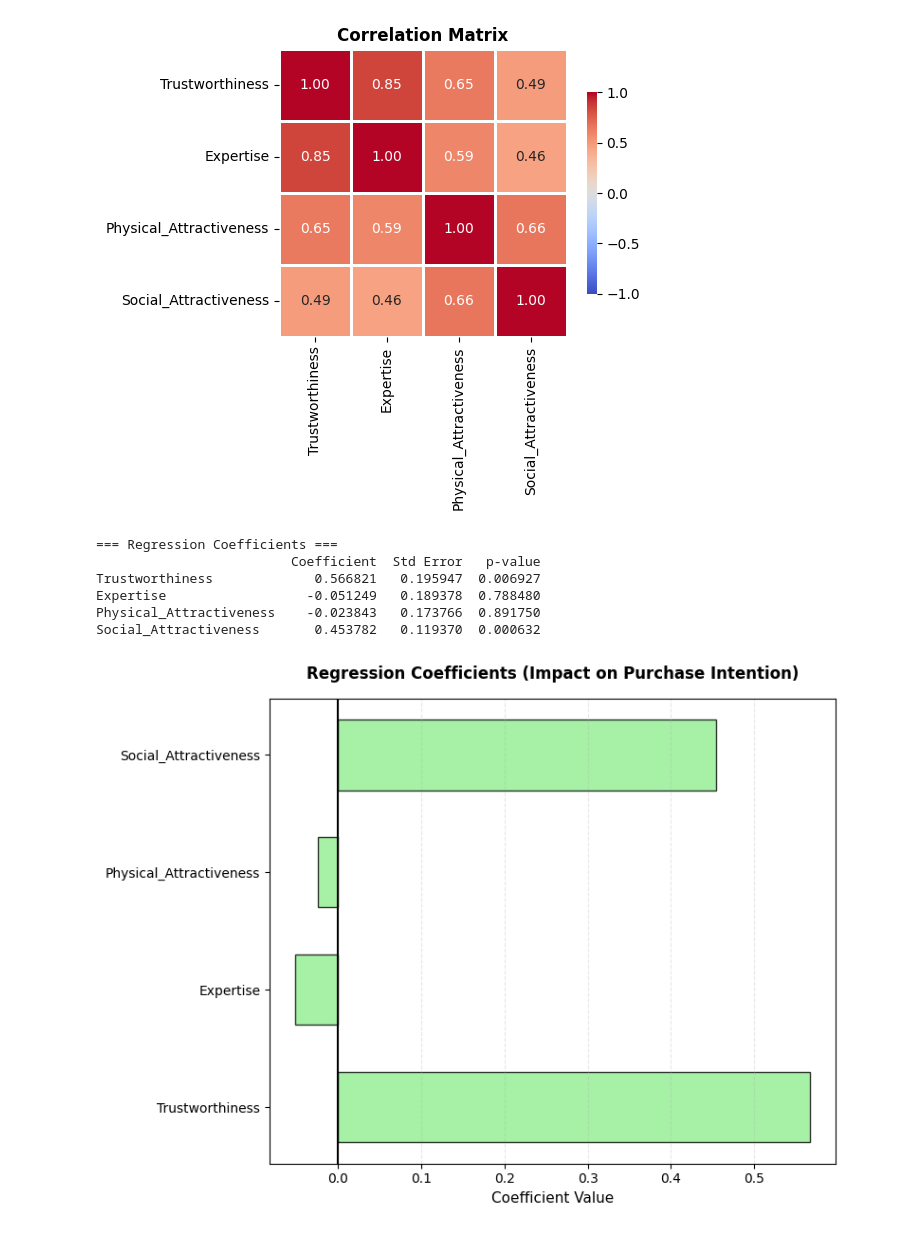
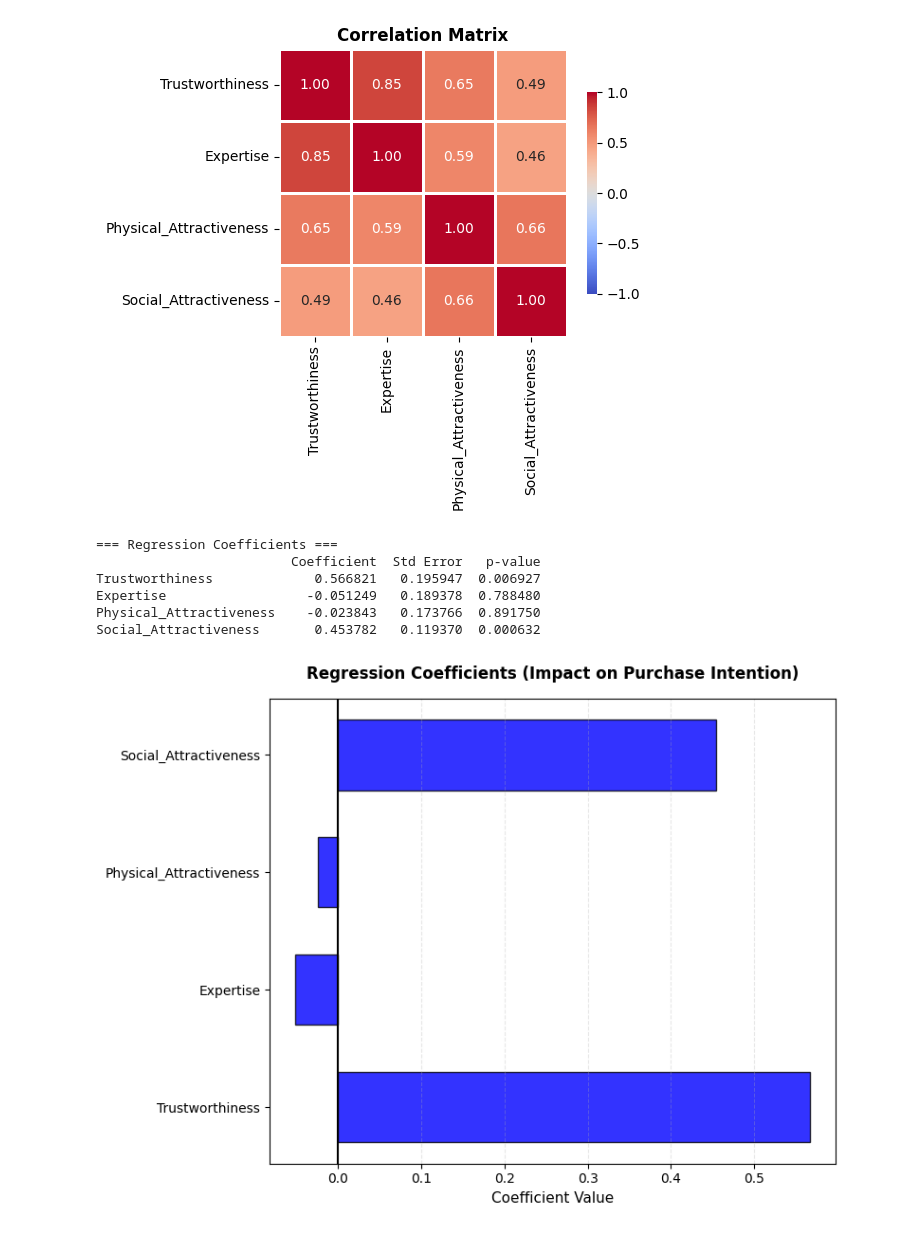
Before and after one commit to PriyanshuYadav08/test-practice-others, a Jupyter notebook: Python/GE CBMR Practical/layperson/layperson.ipynb, the cells around one changed output. Cells and saved outputs as stored; diff of their text form; code cells hidden in the pictures.

```diff
--- a/Python/GE CBMR Practical/layperson/layperson.ipynb
+++ b/Python/GE CBMR Practical/layperson/layperson.ipynb
@@ -6,48 +6,30 @@ import matplotlib.pyplot as plt
 import seaborn as sns
 import numpy as np
 
-# 1️⃣ Load CSV safely
 file_path = "layperson.csv"
 df = pd.read_csv(file_path, quotechar='"', skipinitialspace=True, engine='python')
 
-# 2️⃣ Print column names to debug
 print("=== Available Columns ===")
 for i, col in enumerate(df.columns):
     print(f"{i}: {col}")
 
-# 3️⃣ Select only the Likert scale columns (skip Timestamp, Consent, Age)
-# The Likert questions start from column 3 onwards
-likert_start = 3  # First Likert question column index
+likert_start = 3
 likert_cols = df.columns[likert_start:]
 
-# Convert to numeric, handling any non-numeric values
 for col in likert_cols:
     df[col] = pd.to_numeric(df[col], errors='coerce')
 
-# 4️⃣ Define question ranges based on actual column positions
-# Based on the Google Sheets structure:
-# Columns: Timestamp (0), Consent (1), Age (2), then Likert questions start
-# Trustworthiness: First 3 Likert questions (columns 3-5)
-# Expertise: Next 3 questions (columns 6-8)
-# Physical Attractiveness: Next 3 questions (columns 9-11)
-# Social Attractiveness: Next 3 questions (columns 12-14)
-# Brand/Product Attributes: Next 3 questions (columns 15-17)
-# Purchase Intention: Next 3 questions (columns 18-20)
-# Manipulation Checks: Last 4 questions (columns 21-24)
-
-# First, let's identify the exact column names
 print("\n=== First 30 Column Names ===")
 for idx, col in enumerate(df.columns[:30]):
     print(f"Column {idx}: {col}")
 
-# Define columns by their actual position
-trust_cols = df.columns[3:6]   # Questions about reliability, honesty, trustworthy
-expert_cols = df.columns[6:9]   # Questions about expert, advice, knowledge
-phys_cols = df.columns[9:12]    # Questions about attractive, elegant, professional
-soc_cols = df.columns[12:15]    # Questions about common things, familiar, reliable/close
-brand_cols = df.columns[15:18]  # Questions about brand interesting, quality, appealing
-purchase_cols = df.columns[18:21]  # Questions about buying, trying, purchasing
-manip_cols = df.columns[21:25]  # Manipulation check questions
+trust_cols = df.columns[3:6]
+expert_cols = df.columns[6:9]
+phys_cols = df.columns[9:12]
+soc_cols = df.columns[12:15]
+brand_cols = df.columns[15:18]
+purchase_cols = df.columns[18:21]
+manip_cols = df.columns[21:25]
 
 print("\n=== Trustworthiness Columns ===")
 print(list(trust_cols))
@@ -58,7 +40,6 @@ print(list(phys_cols))
 print("\n=== Social Attractiveness Columns ===")
 print(list(soc_cols))
 
-# 5️⃣ Compute construct means
 df['Trustworthiness'] = df[trust_cols].mean(axis=1)
 df['Expertise'] = df[expert_cols].mean(axis=1)
 df['Physical_Attractiveness'] = df[phys_cols].mean(axis=1)
@@ -66,9 +47,7 @@ df['Social_Attractiveness'] = df[soc_cols].mean(axis=1)
 df['Brand_Attributes'] = df[brand_cols].mean(axis=1)
 df['Purchase_Intention'] = df[purchase_cols].mean(axis=1)
 
-# 6️⃣ Compute mean, CI, and p-value (95% confidence)
 def construct_stats(series):
-    # Remove NaN values
     series_clean = series.dropna()
     if len(series_clean) == 0:
         return np.nan, (np.nan, np.nan), np.nan
@@ -79,52 +58,41 @@ def construct_stats(series):
     t_stat, p_val = stats.ttest_1samp(series_clean, popmean=3)
     return mean, ci, p_val
 
-# Focus on the 4 credibility dimensions only
-credibility_constructs = ['Trustworthiness', 'Expertise', 'Physical_Attractiveness',
-                          'Social_Attractiveness']
+credibility_constructs = ['Trustworthiness', 'Expertise', 'Physical_Attractiveness', 'Social_Attractiveness']
 all_constructs = credibility_constructs + ['Brand_Attributes', 'Purchase_Intention']
 
-# Calculate all constructs but only display credibility dimensions
 for c in all_constructs:
     if c not in df.columns:
         continue
 
 results = {c: construct_stats(df[c]) for c in credibility_constructs}
 
-# 7️⃣ Display and check significance (p < 0.05) - Only credibility dimensions
 print("\n=== Construct Statistics (95% Confidence) ===")
 for c, (mean, ci, p) in results.items():
     significance = "✅ Relevant (p < 0.05)" if p < 0.05 else "❌ Not Relevant (p ≥ 0.05)"
     print(f"{c:30s} | Mean = {mean:.2f} | 95% CI = ({ci[0]:.2f}, {ci[1]:.2f}) | p = {p:.4f} | {significance}")
 
-# 8️⃣ Descriptive statistics - Only credibility dimensions
 print("\n=== Descriptive Statistics ===")
 desc_stats = df[credibility_constructs].describe()
 print(desc_stats)
 
-# 9️⃣ Correlation matrix - Only credibility dimensions (small display)
 corr = df[credibility_constructs].corr()
 print("\n=== Correlation Matrix ===")
 print(corr.round(2))
 
-# 🔟 Regression: impact on purchase intention
-# Using the 4 source credibility dimensions to predict Purchase Intention
 predictor_constructs = credibility_constructs
 y = df['Purchase_Intention'].dropna()
 X = df.loc[y.index, predictor_constructs]
 
-# Remove any rows with NaN in predictors
 valid_idx = X.notna().all(axis=1)
 X = X[valid_idx]
 y = y[valid_idx]
 
 X_with_const = sm.add_constant(X)
 model = sm.OLS(y, X_with_const).fit()
-print("\n=== Regression Results: Predicting Purchase Intention ===")
+print("\n=== Regression Results - Predicting Purchase Intention ===")
 print(model.summary())
 
-# 1️⃣1️⃣ Visualizations
-# Bar chart with error bars - Only credibility dimensions
 plt.figure(figsize=(10,5))
 means = [results[c][0] for c in credibility_constructs]
 cis = [results[c][1] for c in credibility_constructs]
@@ -142,19 +110,16 @@ plt.ylabel('Mean Likert Rating (1-5)', fontsize=12)
 plt.ylim(0, 6)
 plt.legend()
 plt.tight_layout()
-plt.savefig('construct_means_mc.png', dpi=300, bbox_inches='tight')
+plt.savefig('construct_means.png', dpi=300, bbox_inches='tight')
 plt.show()
 
-# Small correlation heatmap - Only credibility dimensions
 plt.figure(figsize=(6,5))
-sns.heatmap(corr, annot=True, fmt='.2f', cmap='coolwarm', center=0, vmin=-1, vmax=1,
-            square=True, linewidths=1, cbar_kws={"shrink": 0.7})
+sns.heatmap(corr, annot=True, fmt='.2f', cmap='coolwarm', center=0, vmin=-1, vmax=1, square=True, linewidths=1, cbar_kws={"shrink": 0.7})
 plt.title('Correlation Matrix', fontsize=12, fontweight='bold')
 plt.tight_layout()
-plt.savefig('correlation_heatmap_mc.png', dpi=300, bbox_inches='tight')
+plt.savefig('correlation_heatmap.png', dpi=300, bbox_inches='tight')
 plt.show()
 
-# Regression coefficients plot - Matching the image style
 coef_df = pd.DataFrame({
     'Coefficient': model.params[1:],
     'Std Error': model.bse[1:],
@@ -163,39 +128,29 @@ coef_df = pd.DataFrame({
 print("\n=== Regression Coefficients ===")
 print(coef_df)
 
-# Create shortened labels to match the image
 short_labels = ['Trustworthiness', 'Expertise', 'Physical_Attractiveness', 'Social_Attractiveness']
 
 fig, ax = plt.subplots(figsize=(8, 6))
 
-# Set white background
 fig.patch.set_facecolor('white')
 ax.set_facecolor('white')
 
-# Create bars
 y_pos = np.arange(len(coef_df))
-bars = ax.barh(y_pos, coef_df['Coefficient'],
-               color='lightgreen', edgecolor='black', alpha=0.8, height=0.6)
+bars = ax.barh(y_pos, coef_df['Coefficient'], color='blue', edgecolor='black', alpha=0.8, height=0.6)
 
-# Add vertical line at x=0
 ax.axvline(0, color='black', linewidth=1.5, linestyle='-')
 
-# Set labels
 ax.set_yticks(y_pos)
 ax.set_yticklabels(short_labels)
 ax.set_xlabel('Coefficient Value', fontsize=11)
-ax.set_title('Regression Coefficients (Impact on Purchase Intention)',
-             fontsize=12, fontweight='bold', pad=15)
+ax.set_title('Regression Coefficients (Impact on Purchase Intention)', fontsize=12, fontweight='bold', pad=15)
 
-# Add gridlines
 ax.grid(axis='x', alpha=0.3, linestyle='--')
 
-# Adjust layout
 plt.tight_layout()
-plt.savefig('regression_coefficients_mc.png', dpi=300, bbox_inches='tight', facecolor='white')
+plt.savefig('regression_coefficients.png', dpi=300, bbox_inches='tight', facecolor='white')
 plt.show()
 
-# Distribution plots - Only credibility dimensions
 fig, axes = plt.subplots(2, 2, figsize=(12, 8))
 axes = axes.flatten()
 
@@ -210,35 +165,33 @@ for i, construct in enumerate(credibility_constructs):
     axes[i].legend()
 
 plt.tight_layout()
-plt.savefig('distributions_mc.png', dpi=300, bbox_inches='tight')
+plt.savefig('distributions.png', dpi=300, bbox_inches='tight')
 plt.show()
-
-print("\n✅ Analysis complete! Plots saved.")
 # %% [output]
 === Available Columns ===
 0: Unnamed: 0
 1: Unnamed: 1
 2: Unnamed: 2
 3: Trustworthiness
 4: Unnamed: 4
 5: Unnamed: 5
 6: expertise
 7: Unnamed: 7
 8: Unnamed: 8
 9: physical attractiveness
 10: Unnamed: 10
 ... (119 lines left out)
 ==============================================================================
 
 Notes:
 [1] Standard Errors assume that the covariance matrix of the errors is correctly specified.
 [figure]
 [figure]
 === Regression Coefficients ===
                          Coefficient  Std Error   p-value
 Trustworthiness             0.566821   0.195947  0.006927
 Expertise                  -0.051249   0.189378  0.788480
 Physical_Attractiveness    -0.023843   0.173766  0.891750
 Social_Attractiveness       0.453782   0.119370  0.000632
-[figure, old version]
+[figure, new version]
 [figure]
```
Also changed, not shown: parts of 1 cell of this notebook, 24 other files.
